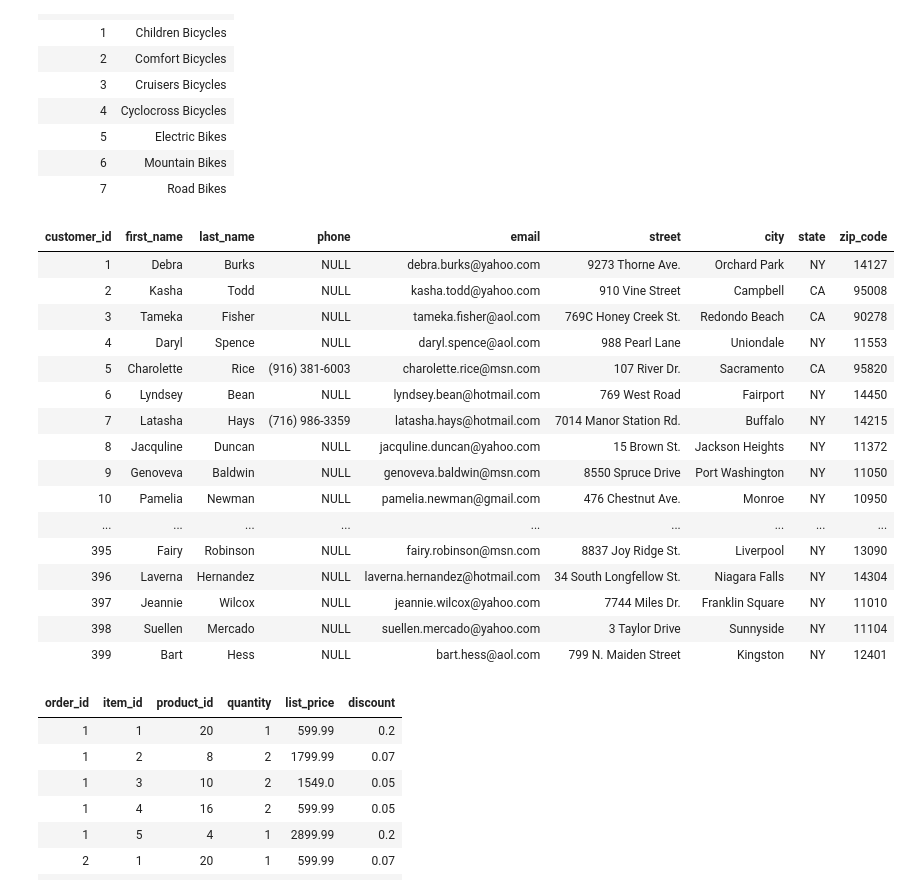
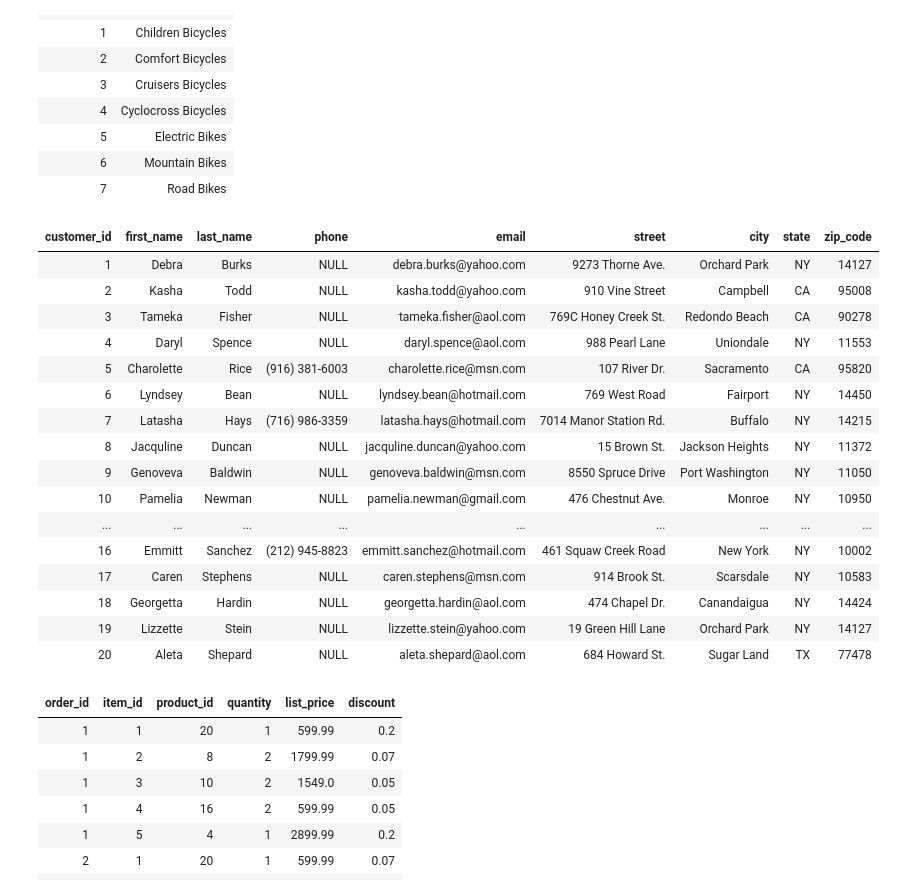
Before and after one commit to joaovilar/azure_databricks_datalake, a Jupyter notebook: azure data lake connect - raw.ipynb, the cells around one changed output. Drawn from its saved outputs; the diff is of its cells as text; code cells hidden in the pictures.

```diff
--- a/azure data lake connect - raw.ipynb
+++ b/azure data lake connect - raw.ipynb
@@ -78,26 +78,26 @@ display(df_categories)
 # %%
 # Leitura do arquivo customers.csv
 
 df_customers = spark.read.csv("dbfs:/mnt/biker-store/raw/customers.csv", header=True, inferSchema=True)
-display(df_customers)
+display(df_customers.limit(20))
 # %% [output]
 | customer_id | first_name | last_name | phone | email | street | city | state | zip_code |
 | 1 | Debra | Burks | NULL | debra.burks@yahoo.com | 9273 Thorne Ave. | Orchard Park | NY | 14127 |
 | 2 | Kasha | Todd | NULL | kasha.todd@yahoo.com | 910 Vine Street | Campbell | CA | 95008 |
 | 3 | Tameka | Fisher | NULL | tameka.fisher@aol.com | 769C Honey Creek St. | Redondo Beach | CA | 90278 |
 | 4 | Daryl | Spence | NULL | daryl.spence@aol.com | 988 Pearl Lane | Uniondale | NY | 11553 |
 | 5 | Charolette | Rice | (916) 381-6003 | charolette.rice@msn.com | 107 River Dr. | Sacramento | CA | 95820 |
 | 6 | Lyndsey | Bean | NULL | lyndsey.bean@hotmail.com | 769 West Road | Fairport | NY | 14450 |
 | 7 | Latasha | Hays | (716) 986-3359 | latasha.hays@hotmail.com | 7014 Manor Station Rd. | Buffalo | NY | 14215 |
 | 8 | Jacquline | Duncan | NULL | jacquline.duncan@yahoo.com | 15 Brown St. | Jackson Heights | NY | 11372 |
 | 9 | Genoveva | Baldwin | NULL | genoveva.baldwin@msn.com | 8550 Spruce Drive | Port Washington | NY | 11050 |
 | 10 | Pamelia | Newman | NULL | pamelia.newman@gmail.com | 476 Chestnut Ave. | Monroe | NY | 10950 |
 | ... | ... | ... | ... | ... | ... | ... | ... | ... |
-| 395 | Fairy | Robinson | NULL | fairy.robinson@msn.com | 8837 Joy Ridge St. | Liverpool | NY | 13090 |
-| 396 | Laverna | Hernandez | NULL | laverna.hernandez@hotmail.com | 34 South Longfellow St. | Niagara Falls | NY | 14304 |
-| 397 | Jeannie | Wilcox | NULL | jeannie.wilcox@yahoo.com | 7744 Miles Dr. | Franklin Square | NY | 11010 |
-| 398 | Suellen | Mercado | NULL | suellen.mercado@yahoo.com | 3 Taylor Drive | Sunnyside | NY | 11104 |
-| 399 | Bart | Hess | NULL | bart.hess@aol.com | 799 N. Maiden Street | Kingston | NY | 12401 |
+| 16 | Emmitt | Sanchez | (212) 945-8823 | emmitt.sanchez@hotmail.com | 461 Squaw Creek Road | New York | NY | 10002 |
+| 17 | Caren | Stephens | NULL | caren.stephens@msn.com | 914 Brook St. | Scarsdale | NY | 10583 |
+| 18 | Georgetta | Hardin | NULL | georgetta.hardin@aol.com | 474 Chapel Dr. | Canandaigua | NY | 14424 |
+| 19 | Lizzette | Stein | NULL | lizzette.stein@yahoo.com | 19 Green Hill Lane | Orchard Park | NY | 14127 |
+| 20 | Aleta | Shepard | NULL | aleta.shepard@aol.com | 684 Howard St. | Sugar Land | TX | 77478 |
 # %%
 # Leitura do arquivo order_items.csv
 
```
